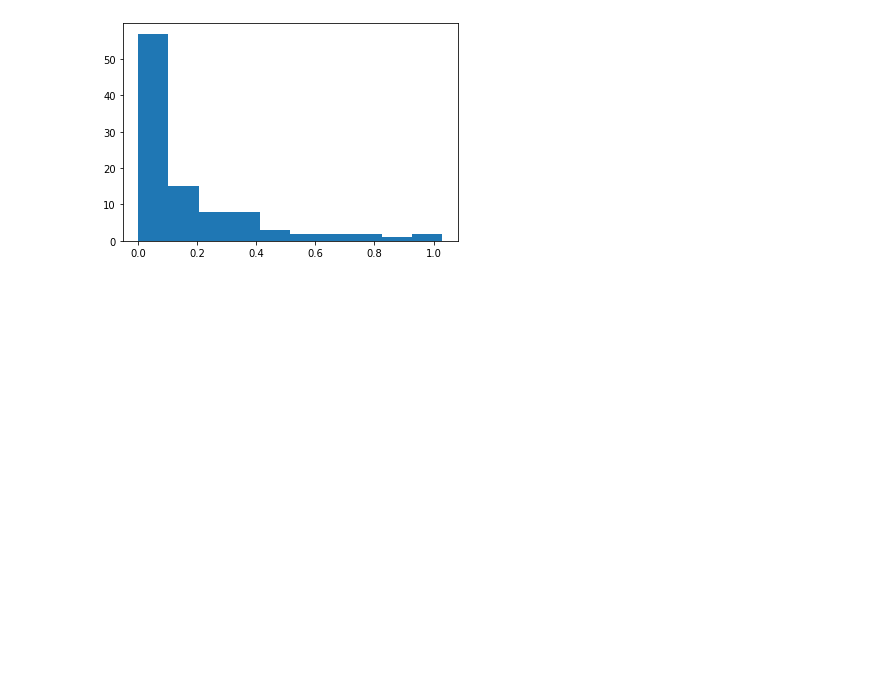
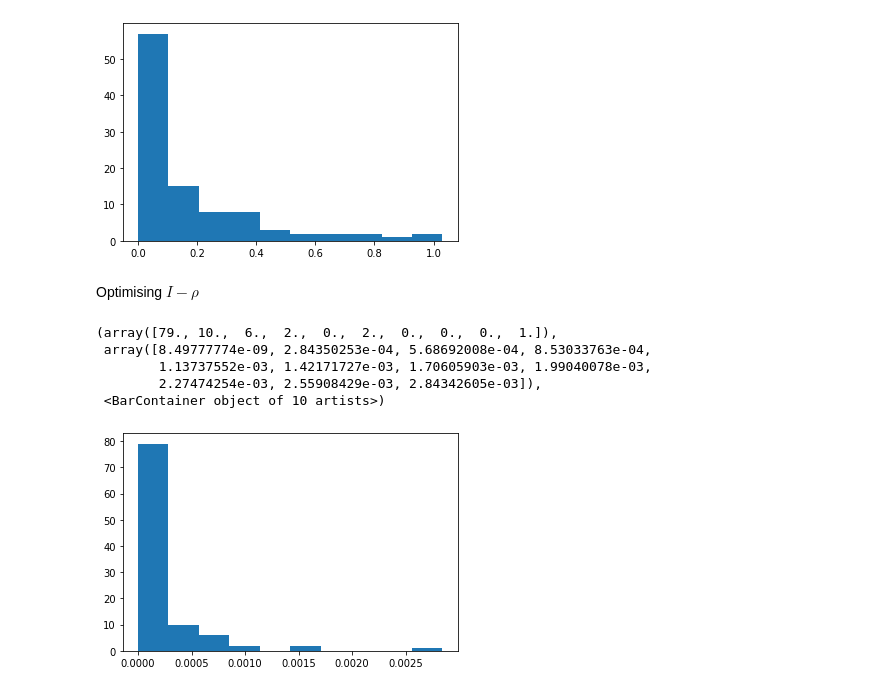
Before and after one commit to vinulw/qdmt, a Jupyter notebook: notebooks/Optimising Density Matrix.ipynb, the cells around one changed output. Saved outputs shown, nothing was run; the diff lists cells and outputs as text; code cells hidden in the pictures; blank space fills up the shorter version.

```diff
--- a/notebooks/Optimising Density Matrix.ipynb
+++ b/notebooks/Optimising Density Matrix.ipynb
@@ -93,3 +93,17 @@ plt.hist(data)
         8.23969134e-01, 9.26937138e-01, 1.02990514e+00]),
  <BarContainer object of 10 artists>)
 [figure]
+# %% [markdown]
+Optimising $I - \rho$
+# %%
+fname = '../data/tdist_optimising_state_minus_eye.npy'
+data = np.load(fname)
+# %%
+plt.hist(data)
+# %% [output]
+(array([79., 10.,  6.,  2.,  0.,  2.,  0.,  0.,  0.,  1.]),
+ array([8.49777774e-09, 2.84350253e-04, 5.68692008e-04, 8.53033763e-04,
+        1.13737552e-03, 1.42171727e-03, 1.70605903e-03, 1.99040078e-03,
+        2.27474254e-03, 2.55908429e-03, 2.84342605e-03]),
+ <BarContainer object of 10 artists>)
+[figure, added]
```
Also changed, not shown: 4 other files.
